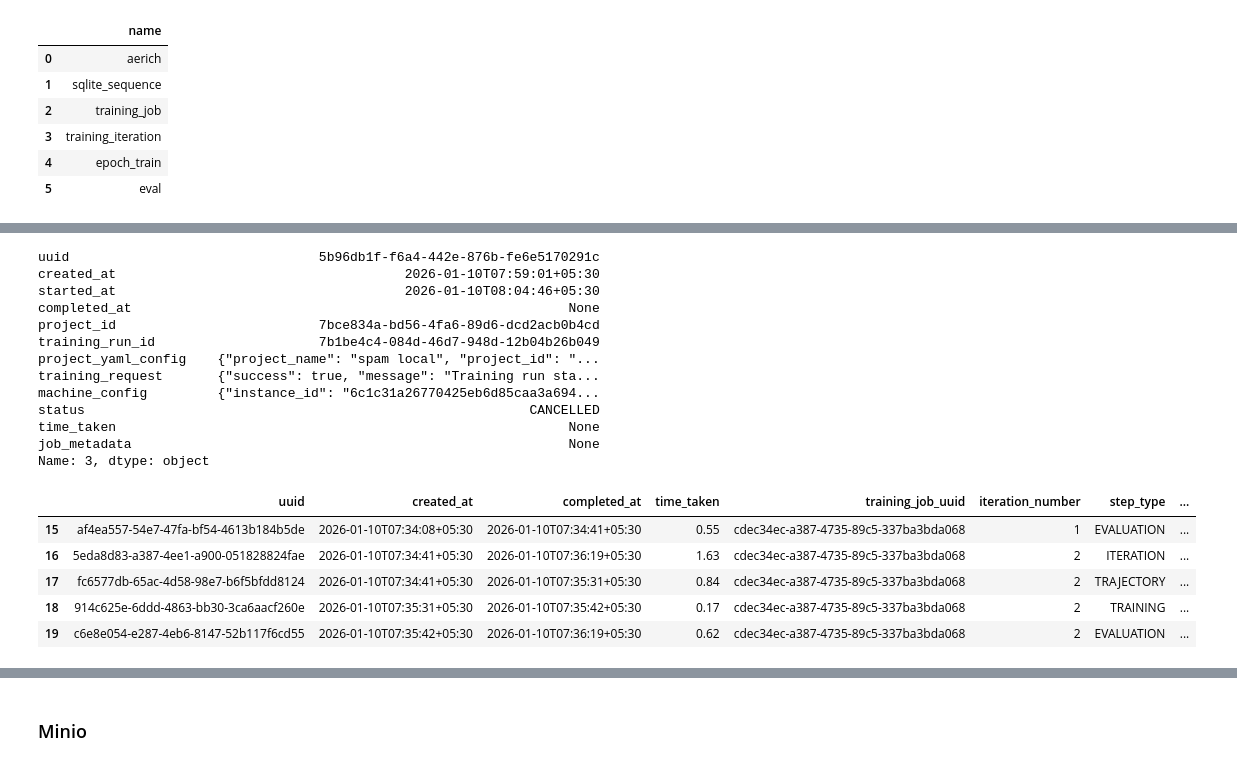
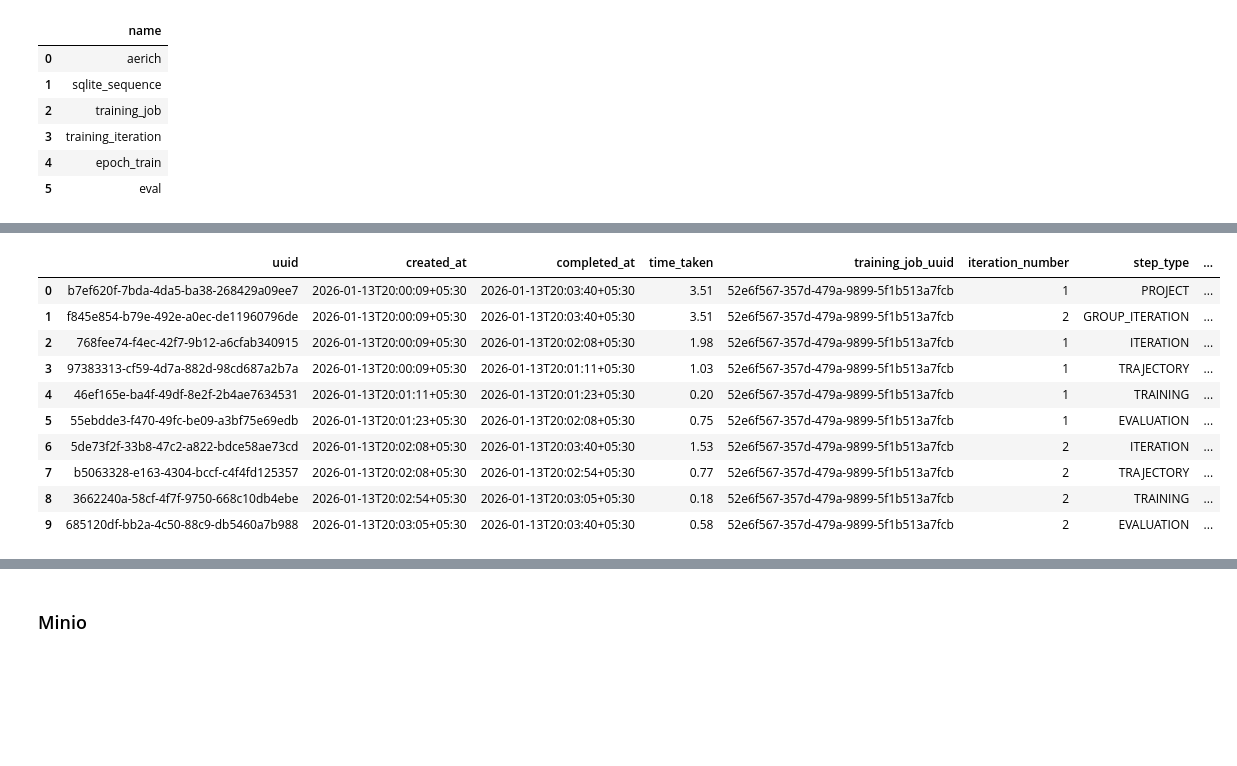
Before and after one commit to deepankarpal89/inno-train, a Jupyter notebook: rough.ipynb, the cells around one changed output, grey strips where cells are left out. Saved outputs shown, nothing was run; the diff lists cells and outputs as text; code cells hidden in the pictures; blank space fills up the shorter version.

Commit message:
tested start cancel status endpoint

```diff
--- a/rough.ipynb
+++ b/rough.ipynb
@@ -87,27 +86,16 @@ dfjob.tail()
-# %%
-print(dfjob.iloc[-1])
-# %% [output]
-uuid                                5b96db1f-f6a4-442e-876b-fe6e5170291c
-created_at                                     2026-01-10T07:59:01+05:30
-started_at                                     2026-01-10T08:04:46+05:30
-completed_at                                                        None
-project_id                          7bce834a-bd56-4fa6-89d6-dcd2acb0b4cd
-training_run_id                     7b1be4c4-084d-46d7-948d-12b04b26b049
-project_yaml_config    {"project_name": "spam local", "project_id": "...
-training_request       {"success": true, "message": "Training run sta...
-machine_config         {"instance_id": "6c1c31a26770425eb6d85caa3a694...
-status                                                         CANCELLED
-time_taken                                                          None
-job_metadata                                                        None
-Name: 3, dtype: object
 # %%
 query = """select * from training_iteration"""
 dfiter = execute_sql(query)
-dfiter.tail(5)
+dfiter
 # %% [output]
 |  | uuid | created_at | completed_at | time_taken | training_job_uuid | iteration_number | step_type | ... |
-| 15 | af4ea557-54e7-47fa-bf54-4613b184b5de | 2026-01-10T07:34:08+05:30 | 2026-01-10T07:34:41+05:30 | 0.55 | cdec34ec-a387-4735-89c5-337ba3bda068 | 1 | EVALUATION | ... |
-| 16 | 5eda8d83-a387-4ee1-a900-051828824fae | 2026-01-10T07:34:41+05:30 | 2026-01-10T07:36:19+05:30 | 1.63 | cdec34ec-a387-4735-89c5-337ba3bda068 | 2 | ITERATION | ... |
-| 17 | fc6577db-65ac-4d58-98e7-b6f5bfdd8124 | 2026-01-10T07:34:41+05:30 | 2026-01-10T07:35:31+05:30 | 0.84 | cdec34ec-a387-4735-89c5-337ba3bda068 | 2 | TRAJECTORY | ... |
-| 18 | 914c625e-6ddd-4863-bb30-3ca6aacf260e | 2026-01-10T07:35:31+05:30 | 2026-01-10T07:35:42+05:30 | 0.17 | cdec34ec-a387-4735-89c5-337ba3bda068 | 2 | TRAINING | ... |
-| 19 | c6e8e054-e287-4eb6-8147-52b117f6cd55 | 2026-01-10T07:35:42+05:30 | 2026-01-10T07:36:19+05:30 | 0.62 | cdec34ec-a387-4735-89c5-337ba3bda068 | 2 | EVALUATION | ... |
+| 0 | b7ef620f-7bda-4da5-ba38-268429a09ee7 | 2026-01-13T20:00:09+05:30 | 2026-01-13T20:03:40+05:30 | 3.51 | 52e6f567-357d-479a-9899-5f1b513a7fcb | 1 | PROJECT | ... |
+| 1 | f845e854-b79e-492e-a0ec-de11960796de | 2026-01-13T20:00:09+05:30 | 2026-01-13T20:03:40+05:30 | 3.51 | 52e6f567-357d-479a-9899-5f1b513a7fcb | 2 | GROUP_ITERATION | ... |
+| 2 | 768fee74-f4ec-42f7-9b12-a6cfab340915 | 2026-01-13T20:00:09+05:30 | 2026-01-13T20:02:08+05:30 | 1.98 | 52e6f567-357d-479a-9899-5f1b513a7fcb | 1 | ITERATION | ... |
+| 3 | 97383313-cf59-4d7a-882d-98cd687a2b7a | 2026-01-13T20:00:09+05:30 | 2026-01-13T20:01:11+05:30 | 1.03 | 52e6f567-357d-479a-9899-5f1b513a7fcb | 1 | TRAJECTORY | ... |
+| 4 | 46ef165e-ba4f-49df-8e2f-2b4ae7634531 | 2026-01-13T20:01:11+05:30 | 2026-01-13T20:01:23+05:30 | 0.20 | 52e6f567-357d-479a-9899-5f1b513a7fcb | 1 | TRAINING | ... |
+| 5 | 55ebdde3-f470-49fc-be09-a3bf75e69edb | 2026-01-13T20:01:23+05:30 | 2026-01-13T20:02:08+05:30 | 0.75 | 52e6f567-357d-479a-9899-5f1b513a7fcb | 1 | EVALUATION | ... |
+| 6 | 5de73f2f-33b8-47c2-a822-bdce58ae73cd | 2026-01-13T20:02:08+05:30 | 2026-01-13T20:03:40+05:30 | 1.53 | 52e6f567-357d-479a-9899-5f1b513a7fcb | 2 | ITERATION | ... |
+| 7 | b5063328-e163-4304-bccf-c4f4fd125357 | 2026-01-13T20:02:08+05:30 | 2026-01-13T20:02:54+05:30 | 0.77 | 52e6f567-357d-479a-9899-5f1b513a7fcb | 2 | TRAJECTORY | ... |
+| 8 | 3662240a-58cf-4f7f-9750-668c10db4ebe | 2026-01-13T20:02:54+05:30 | 2026-01-13T20:03:05+05:30 | 0.18 | 52e6f567-357d-479a-9899-5f1b513a7fcb | 2 | TRAINING | ... |
+| 9 | 685120df-bb2a-4c50-88c9-db5460a7b988 | 2026-01-13T20:03:05+05:30 | 2026-01-13T20:03:40+05:30 | 0.58 | 52e6f567-357d-479a-9899-5f1b513a7fcb | 2 | EVALUATION | ... |
```
Also changed, not shown: parts of 4 cells of this notebook, 17 other files.
